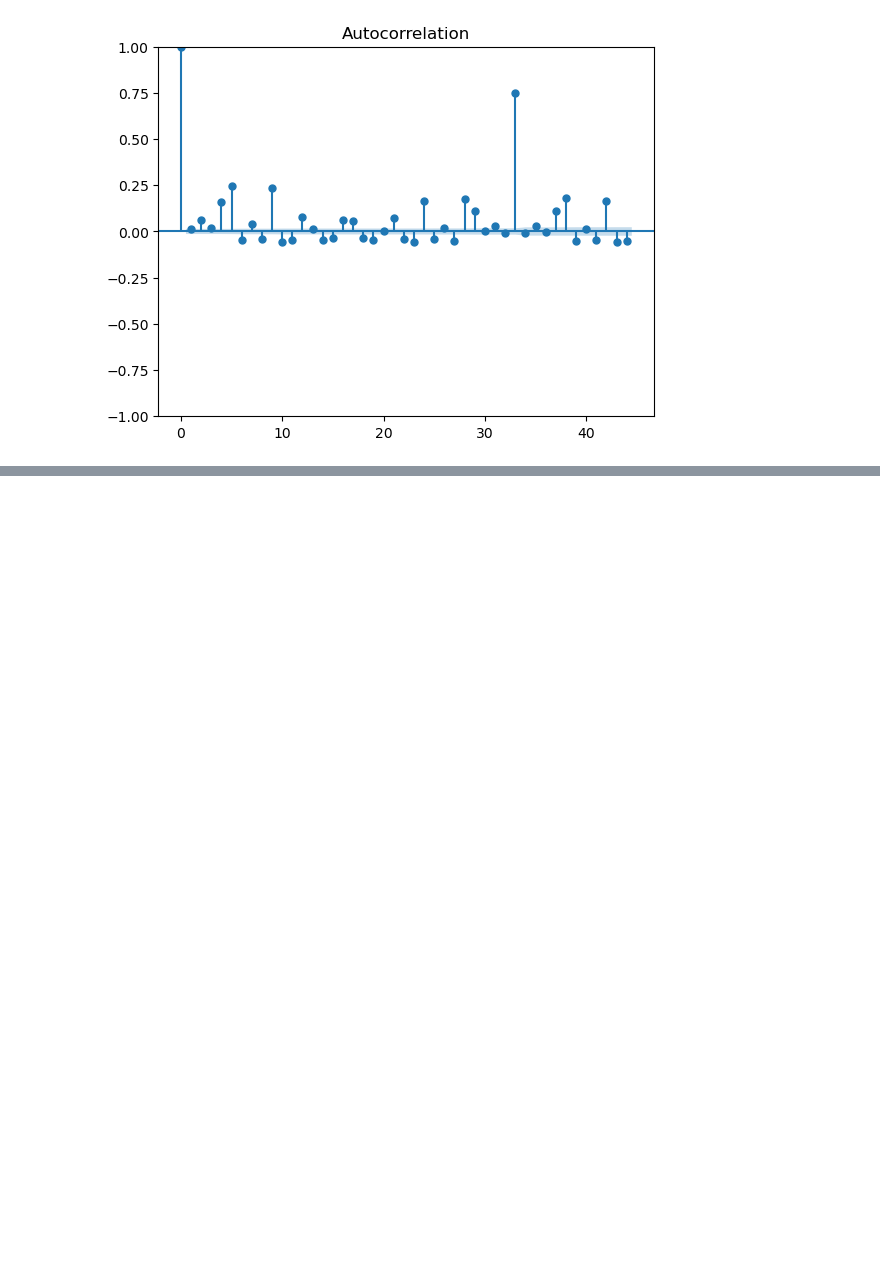
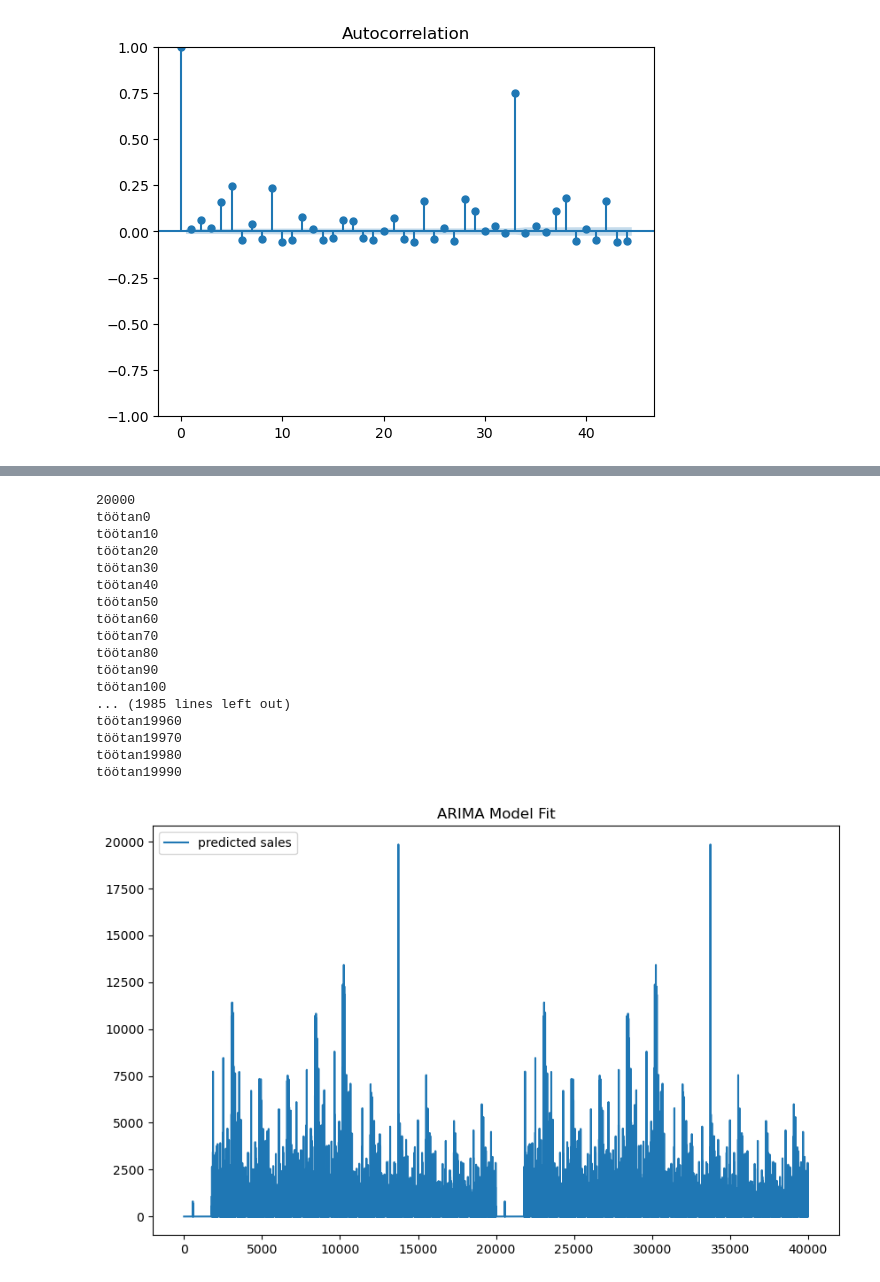
Before and after one commit to JuhanPauklin/IDS2023_StoreSales, a Jupyter notebook: ARIMA training.ipynb, the cells around one changed output, grey strips where cells are left out. Saved outputs shown, nothing was run; the diff lists cells and outputs as text; code cells hidden in the pictures; blank space fills up the shorter version.

Commit message:
ARIMA fixed

```diff
--- a/ARIMA training.ipynb
+++ b/ARIMA training.ipynb
@@ -98,3 +98,42 @@ Warnings:
 [1] Covariance matrix calculated using the outer product of gradients (complex-step).
 [2] Covariance matrix is singular or near-singular, with condition number 1.61e+29. Standard errors may be unstable.
 [figure]
+# %%
+results.fittedvalues=results.fittedvalues*2.6
+history = [x for x in df['sales']]
+predictions=list()
+print(len(df['sales']))
+for t in range(len(df['sales'])):
+    model = ARIMA(history, order=(5,1,0))
+    model_fit = model.fit()
+    output = model_fit.forecast()
+    yhat = output[0]
+    predictions.append(yhat)
+    obs = df['sales'][t]
+    history.append(obs)
+    if(t%10==0):
+        print('töötan'+str(t))
+plt.figure(figsize=(10, 6))
+plt.plot(history, label='predicted sales')
+plt.title('ARIMA Model Fit')
+plt.legend()
+plt.show()
+# %% [output]
+20000
+töötan0
+töötan10
+töötan20
+töötan30
+töötan40
+töötan50
+töötan60
+töötan70
+töötan80
+töötan90
+töötan100
+... (1985 lines left out)
+töötan19960
+töötan19970
+töötan19980
+töötan19990
+[figure, added]
```
Also changed, not shown: parts of 9 cells of this notebook, 1 other file.
